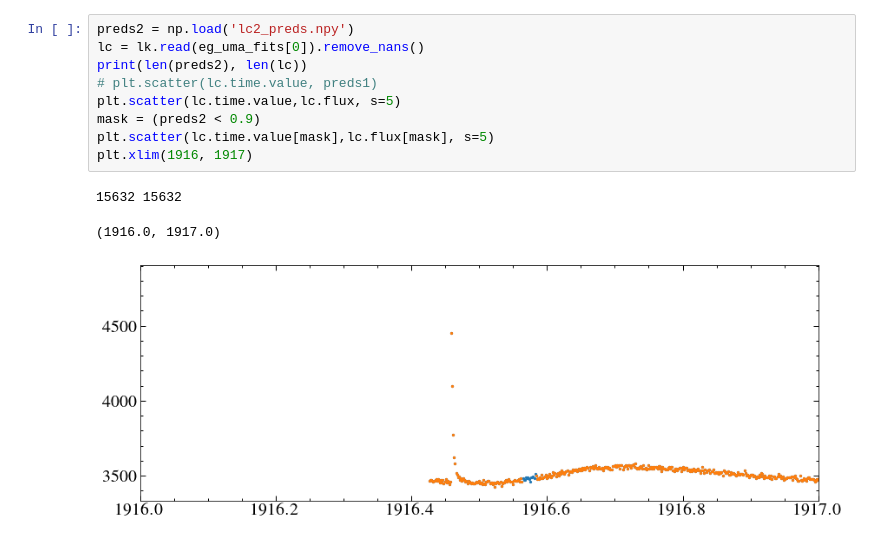
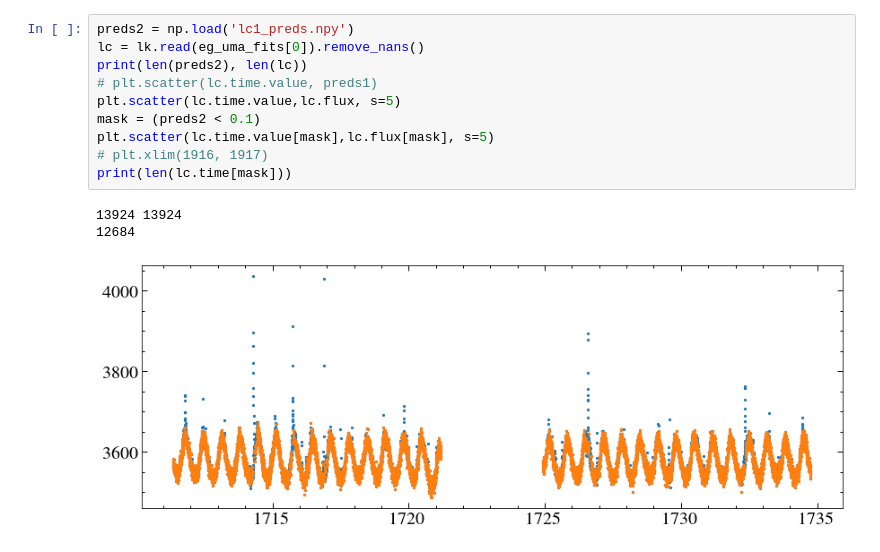
Before and after one commit to davidjwilson/pceb, a Jupyter notebook: eg_uma/eguma_tess.ipynb, the cells around one changed output. Saved outputs shown, nothing was run; the diff lists cells and outputs as text.

```diff
--- a/eg_uma/eguma_tess.ipynb
+++ b/eg_uma/eguma_tess.ipynb
@@ -180,13 +177,14 @@ Parameters:
 # %%
-preds2 = np.load('lc2_preds.npy')
+preds2 = np.load('lc1_preds.npy')
 lc = lk.read(eg_uma_fits[0]).remove_nans()
 print(len(preds2), len(lc))
 # plt.scatter(lc.time.value, preds1)
 plt.scatter(lc.time.value,lc.flux, s=5)
-mask = (preds2 < 0.9)
+mask = (preds2 < 0.1)
 plt.scatter(lc.time.value[mask],lc.flux[mask], s=5)
-plt.xlim(1916, 1917)
+# plt.xlim(1916, 1917)
+print(len(lc.time[mask]))
 # %% [output]
-15632 15632
+13924 13924
+12684
-(1916.0, 1917.0)
-[figure, old version]
+[figure, new version]
```
Also changed, not shown: parts of 22 cells of this notebook, 5 other files.
